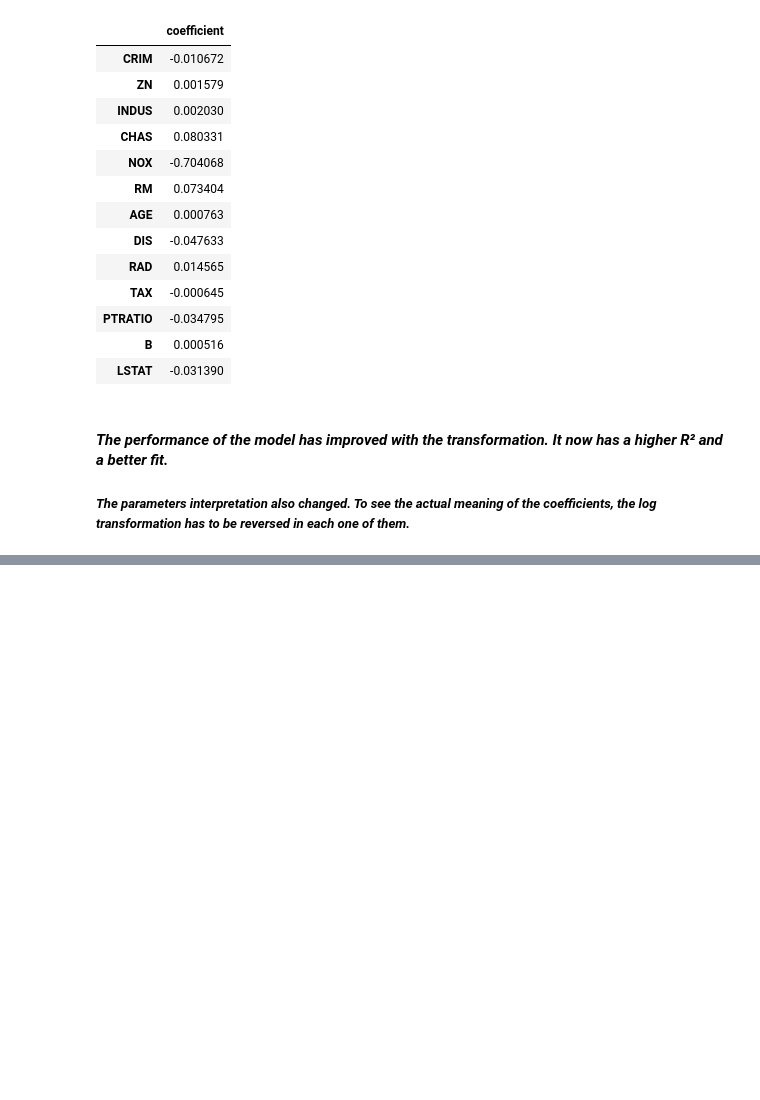
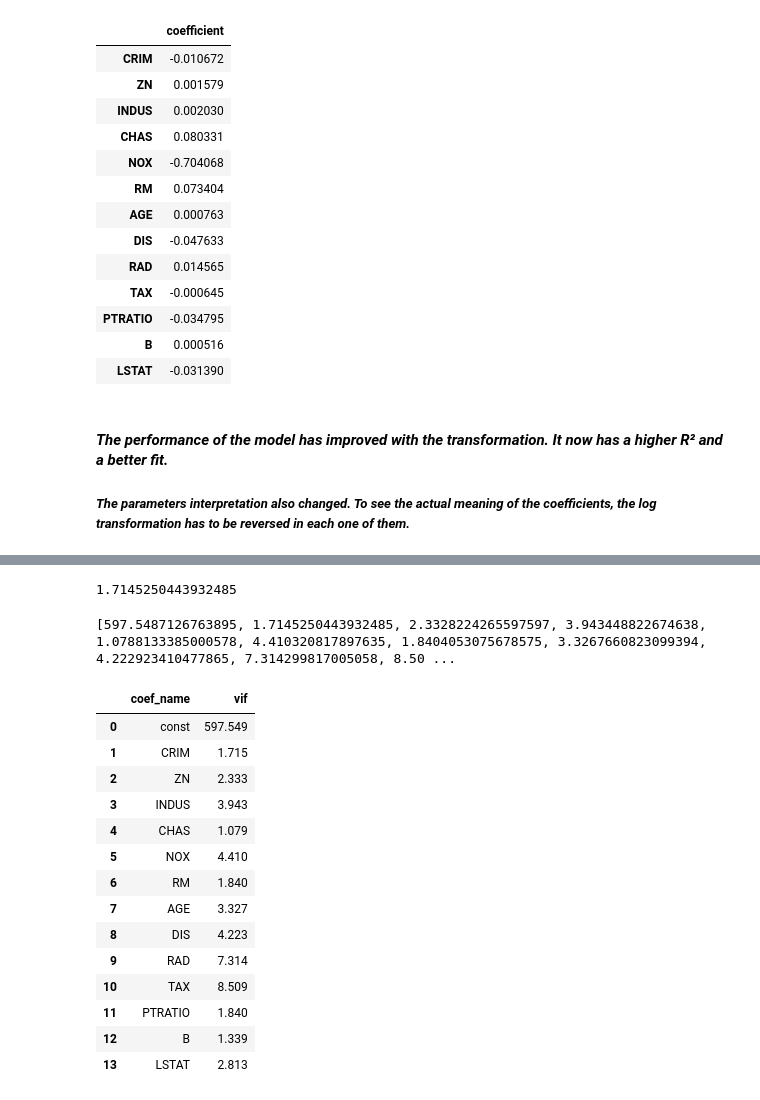
Before and after one commit to playeredlc/DataScience-Learnings, a Jupyter notebook: Linear-Regression/House-Prices-Prediction/house_prices_multivar_regression.ipynb, the cells around one changed output, grey strips where cells are left out. Cells and saved outputs as stored; diff of their text form; code cells hidden in the pictures; blank space fills up the shorter version.

```diff
--- a/Linear-Regression/House-Prices-Prediction/house_prices_multivar_regression.ipynb
+++ b/Linear-Regression/House-Prices-Prediction/house_prices_multivar_regression.ipynb
@@ -494,9 +488,0 @@ Intercept:  4.059943871775192
-# %%
-x_incl_const = sm.add_constant(X_train) # include the intercept value
-# https://www.statsmodels.org/stable/generated/statsmodels.regression.linear_model.OLS.html#statsmodels.regression.linear_model.OLS
-model = sm.OLS(endog=y_train, exog=x_incl_const) # Ordinary Least Square, returns lin reg model
-results = model.fit() # fit method from OLS, returns RegressionResults
-
-# RegressionResults class:
-# https://www.statsmodels.org/stable/generated/statsmodels.regression.linear_model.RegressionResults.html#statsmodels.regression.linear_model.RegressionResults
-pd.DataFrame({'coef': results.params, 'p-values': round(results.pvalues, 4)})
@@ -520,0 +495,9 @@ pd.DataFrame({'coef': results.params, 'p-values': round(results.pvalues, 4)})
+# %%
+X_incl_const = sm.add_constant(X_train) # include the intercept value
+# https://www.statsmodels.org/stable/generated/statsmodels.regression.linear_model.OLS.html#statsmodels.regression.linear_model.OLS
+model = sm.OLS(endog=y_train, exog=X_incl_const) # Ordinary Least Square, returns lin reg model
+results = model.fit() # fit method from OLS, returns RegressionResults
+
+# RegressionResults class:
+# https://www.statsmodels.org/stable/generated/statsmodels.regression.linear_model.RegressionResults.html#statsmodels.regression.linear_model.RegressionResults
+pd.DataFrame({'coef': results.params, 'p-values': round(results.pvalues, 4)})
@@ -520,0 +535,27 @@ pd.DataFrame({'coef': results.params, 'p-values': round(results.pvalues, 4)})
+# %%
+variance_inflation_factor(exog=X_incl_const.values, exog_idx=1) # .values: dataframe -> ndarray
+# %% [output]
+1.7145250443932485
+# %%
+vif = [variance_inflation_factor(exog=X_incl_const.values, exog_idx=i)
+      for i in range (len(X_incl_const.columns))] # syntax for populating a list with a loop
+print(vif)
+pd.DataFrame({'coef_name': X_incl_const.columns,
+            'vif': np.around(vif, 3)}) # create a dataframe out of them to better visualize
+# %% [output]
+[597.5487126763895, 1.7145250443932485, 2.3328224265597597, 3.943448822674638, 1.0788133385000578, 4.410320817897635, 1.8404053075678575, 3.3267660823099394, 4.222923410477865, 7.314299817005058, 8.50 ...
+|  | coef_name | vif |
+| 0 | const | 597.549 |
+| 1 | CRIM | 1.715 |
+| 2 | ZN | 2.333 |
+| 3 | INDUS | 3.943 |
+| 4 | CHAS | 1.079 |
+| 5 | NOX | 4.410 |
+| 6 | RM | 1.840 |
+| 7 | AGE | 3.327 |
+| 8 | DIS | 4.223 |
+| 9 | RAD | 7.314 |
+| 10 | TAX | 8.509 |
+| 11 | PTRATIO | 1.840 |
+| 12 | B | 1.339 |
+| 13 | LSTAT | 2.813 |
```
Also changed, not shown: parts of 9 cells of this notebook.
